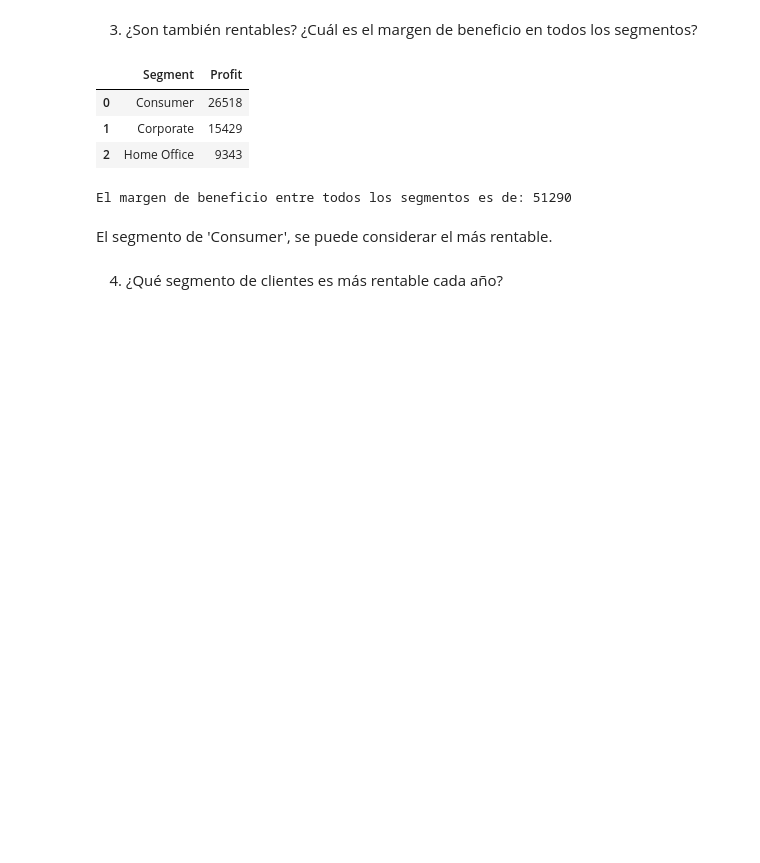
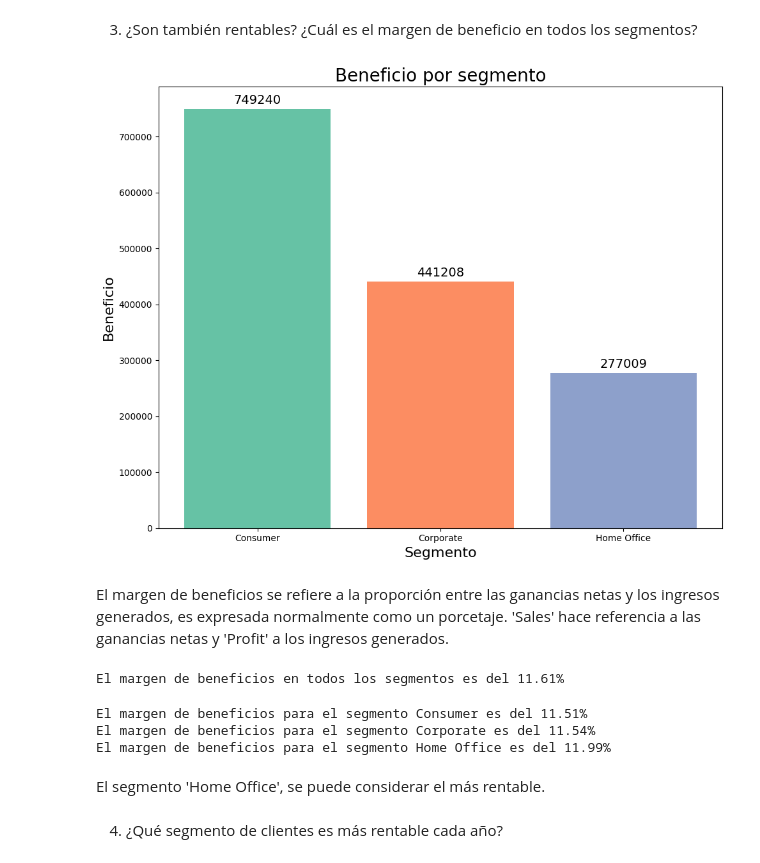
Before and after one commit to Leoga93/sistema-recomendaci-n, a Jupyter notebook: notebooks/00_comprension_negocio.ipynb, the cells around one changed output. Saved outputs shown, nothing was run; the diff lists cells and outputs as text; code cells hidden in the pictures; blank space fills up the shorter version.

```diff
--- a/notebooks/00_comprension_negocio.ipynb
+++ b/notebooks/00_comprension_negocio.ipynb
@@ -79,20 +109,57 @@ print(perfil_clientes_ordenados.head(10))
 Los clientes que compran con mayor frecuencias. No son los que contribuyen con mayores ingresos. En el gráfico de dispersión se observa que los clientes que compran con una frecuencia entre 40 a 80 son los que contribuyen con mayores ingresos.
 # %% [markdown]
 3. ¿Son también rentables? ¿Cuál es el margen de beneficio en todos los segmentos?
-# %%
-margen_beneficio = data.groupby('Segment')['Profit'].count().reset_index()
-margen_beneficio
-# %% [output]
-|  | Segment | Profit |
-| 0 | Consumer | 26518 |
-| 1 | Corporate | 15429 |
-| 2 | Home Office | 9343 |
-# %%
-print(f"El margen de beneficio entre todos los segmentos es de: {margen_beneficio['Profit'].sum()}")
-# %% [output]
-El margen de beneficio entre todos los segmentos es de: 51290
+# %%
+# Crear dataframe agrupando por segmento y sumando las ganancias por segmentos
+margen_beneficio = data.groupby('Segment')['Profit'].sum().reset_index()
+segment = margen_beneficio["Segment"].values
+profit = margen_beneficio["Profit"].values
+
+color = sns.color_palette("Set2")
+
+# Definir la longitud del eje x
+x_pos = np.arange(len(profit))
+
+plt.figure(figsize=(10, 8))
+
+bars = plt.bar(x_pos,
+        profit,
+        color=color)
+
+# Definir la longitud del eje x y las etiquetas
+plt.xticks(x_pos, labels=segment)
+# Definir el limite del eje y
+plt.ylim(top=profit[0] + 40000)
+# Agregar etiquetas a las barras del objeto BarContainer
+plt.bar_label(bars, fmt="%.0f", padding=3, fontsize=14)
+plt.title("Beneficio por segmento", fontsize=20)
+plt.xlabel("Segmento", fontsize=16)
+plt.ylabel("Beneficio", fontsize=16)
+
+# Ajustar automáticamente elementos dentro de la figura
+plt.tight_layout()
+plt.show()
+# %% [output]
+[figure, added]
+# %% [markdown]
+El margen de beneficios se refiere a la proporción entre las ganancias netas y los ingresos generados, es expresada normalmente como un porcetaje. 'Sales' hace referencia a las ganancias netas y 'Profit' a los ingresos generados.
+# %%
+# Margen de beneficios totales (ganancias netas/ingresos totales)
+margen_bene = (profit.sum() / data["Sales"].sum()) * 100
+print(f"El margen de beneficios en todos los segmentos es del {margen_bene:.2f}%")
+# %% [output]
+El margen de beneficios en todos los segmentos es del 11.61%
+# %%
+# Margen de beneficios para cada segmento
+for i, col in enumerate(segment):
+    margen_consumer = (profit[i].sum() / data[data["Segment"] == col]["Sales"].sum()) * 100
+    print(f"El margen de beneficios para el segmento {col} es del {margen_consumer:.2f}%")
+# %% [output]
+El margen de beneficios para el segmento Consumer es del 11.51%
+El margen de beneficios para el segmento Corporate es del 11.54%
+El margen de beneficios para el segmento Home Office es del 11.99%
 # %% [markdown]
-El segmento de 'Consumer', se puede considerar el más rentable.
+El segmento 'Home Office', se puede considerar el más rentable.
 # %% [markdown]
 4. ¿Qué segmento de clientes es más rentable cada año?
 # %%
```
Also changed, not shown: parts of 35 cells of this notebook, 1 other file.
